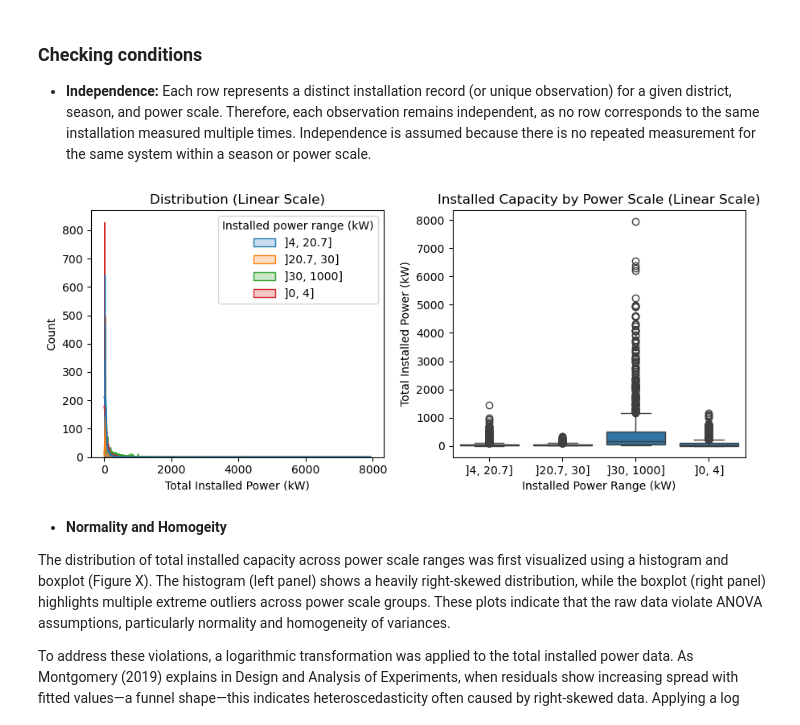
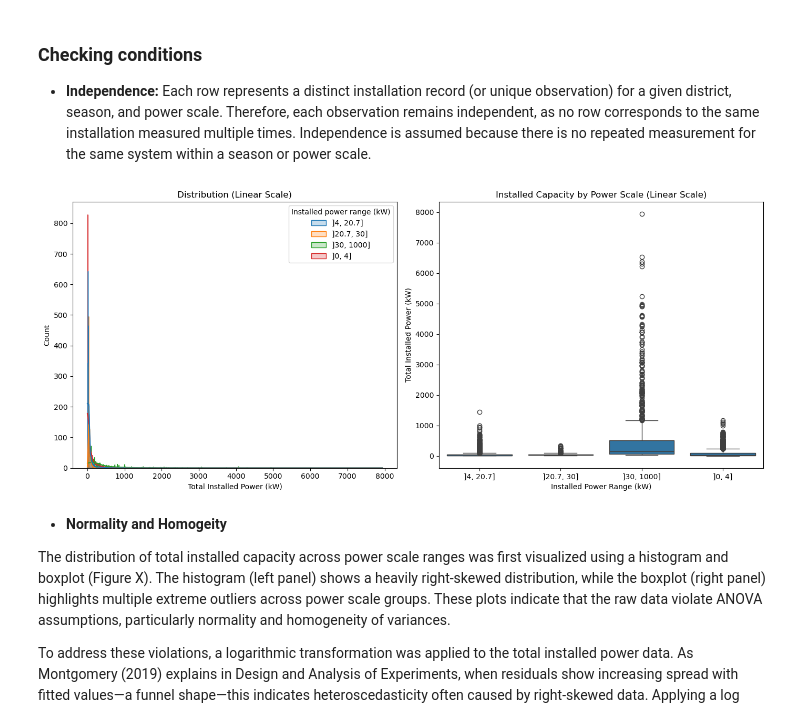
Before and after one commit to Mariana-rc01/WattWise, a Jupyter notebook: ines_RQ3.ipynb, the cells around one changed output. Cells and saved outputs as stored; diff of their text form; code cells hidden in the pictures.

```diff
--- a/ines_RQ3.ipynb
+++ b/ines_RQ3.ipynb
@@ -610,37 +610,37 @@ The mean total installed capacity differs between winter and summer.
 - **Independence:** Each row represents a distinct installation record (or unique observation) for a given district, season, and power scale. Therefore, each observation remains independent, as no row corresponds to the same installation measured multiple times. Independence is assumed because there is no repeated measurement for the same system within a season or power scale.
 # %%
 # Create figure and subplots
-fig, axes = plt.subplots(1, 2, figsize=(9, 4), sharey=False)
+fig, axes = plt.subplots(1, 2, figsize=(14, 6), sharey=False)
 
 # --- Plot 1: Linear scale ---
 sns.histplot(
     data=df3,
     x='Total installed power (kW)',
     hue='Installed power range (kW)',
     kde=True,
     element='step',
     ax=axes[0]
 )
 axes[0].set_title('Distribution (Linear Scale)')
 axes[0].set_xlabel('Total Installed Power (kW)')
 axes[0].set_ylabel('Count')
 
 # --- Boxplot 2: Linear scale ---
 sns.boxplot(
     data=df3,
     x='Installed power range (kW)',
     y='Total installed power (kW)',
     ax=axes[1]
 )
 axes[1].set_title('Installed Capacity by Power Scale (Linear Scale)')
 axes[1].set_xlabel('Installed Power Range (kW)')
 axes[1].set_ylabel('Total Installed Power (kW)')
 
 
 plt.tight_layout()
 plt.show()
 # %% [output]
-[figure, old version]
+[figure, new version]
 # %% [markdown]
 - **Normality and Homogeity**
 
```
